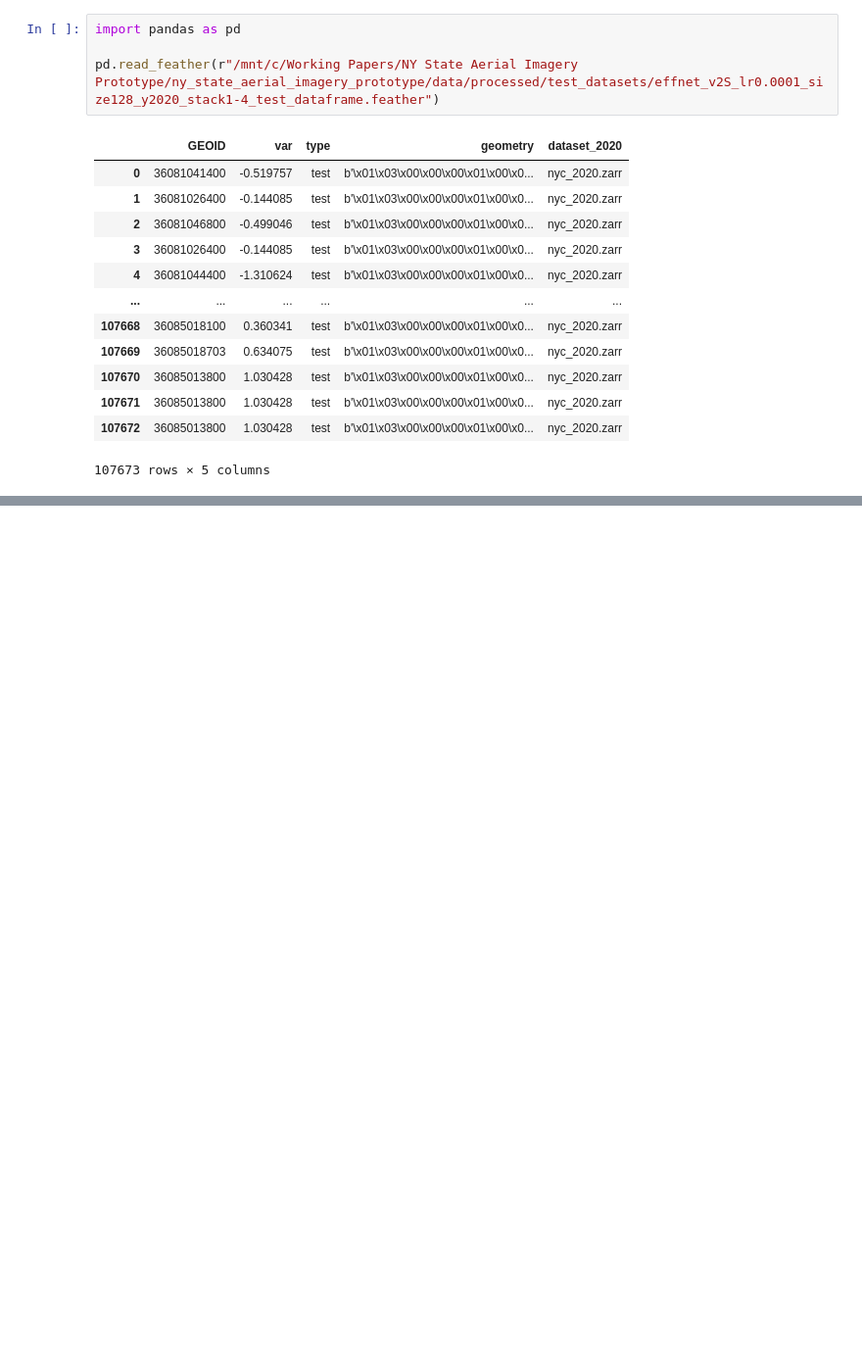
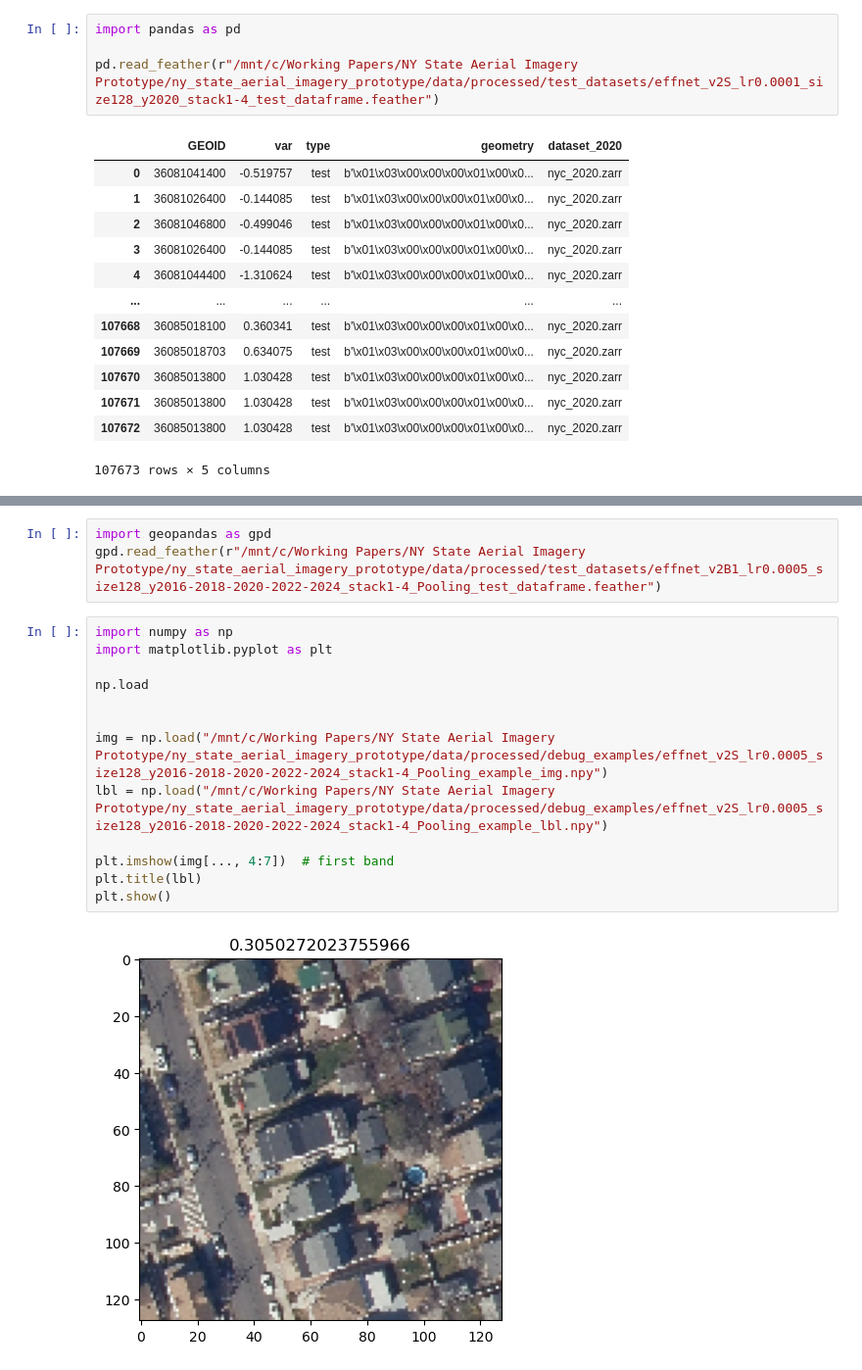
Before and after one commit to Queeno11/ny_state_aerial_imagery_prototype, a Jupyter notebook: notebooks/test.ipynb, the cells around one changed output, grey strips where cells are left out. Shown at 98% size. Cells and saved outputs as stored; diff of their text form; blank space fills up the shorter version.

```diff
--- a/notebooks/test.ipynb
+++ b/notebooks/test.ipynb
@@ -125,0 +129,18 @@ UsageError: Line magic function `%tensorboard` not found.
+# %%
+import geopandas as gpd
+gpd.read_feather(r"/mnt/c/Working Papers/NY State Aerial Imagery Prototype/ny_state_aerial_imagery_prototype/data/processed/test_datasets/effnet_v2B1_lr0.0005_size128_y2016-2018-2020-2022-2024_stack1-4_Pooling_test_dataframe.feather")
+# %%
+import numpy as np
+import matplotlib.pyplot as plt
+
+np.load
+
+
+img = np.load("/mnt/c/Working Papers/NY State Aerial Imagery Prototype/ny_state_aerial_imagery_prototype/data/processed/debug_examples/effnet_v2S_lr0.0005_size128_y2016-2018-2020-2022-2024_stack1-4_Pooling_example_img.npy")
+lbl = np.load("/mnt/c/Working Papers/NY State Aerial Imagery Prototype/ny_state_aerial_imagery_prototype/data/processed/debug_examples/effnet_v2S_lr0.0005_size128_y2016-2018-2020-2022-2024_stack1-4_Pooling_example_lbl.npy")
+
+plt.imshow(img[..., 4:7])  # first band
+plt.title(lbl)
+plt.show()
+# %% [output]
+[figure, added]
```
Also changed, not shown: parts of 14 cells of this notebook, 10 other files.
